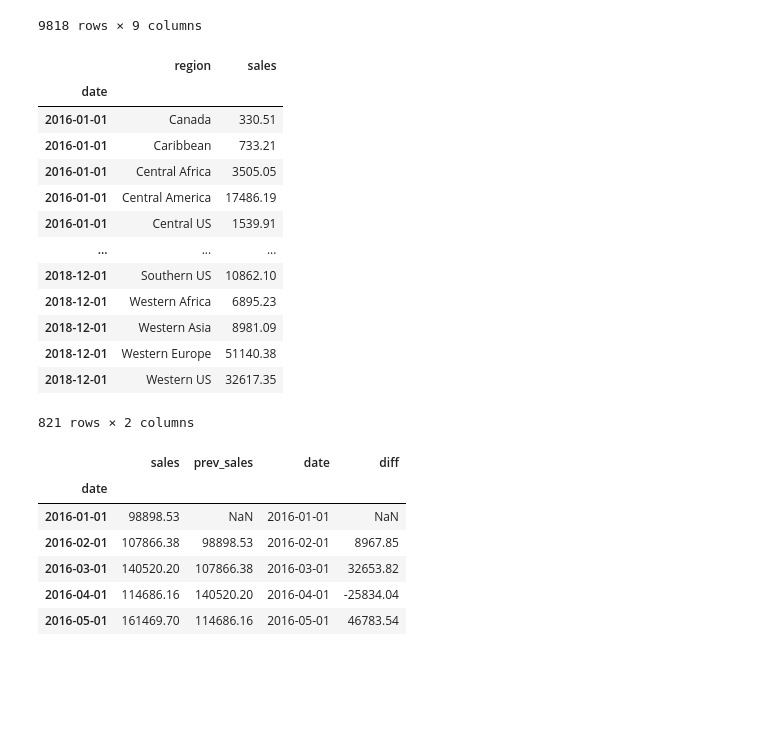
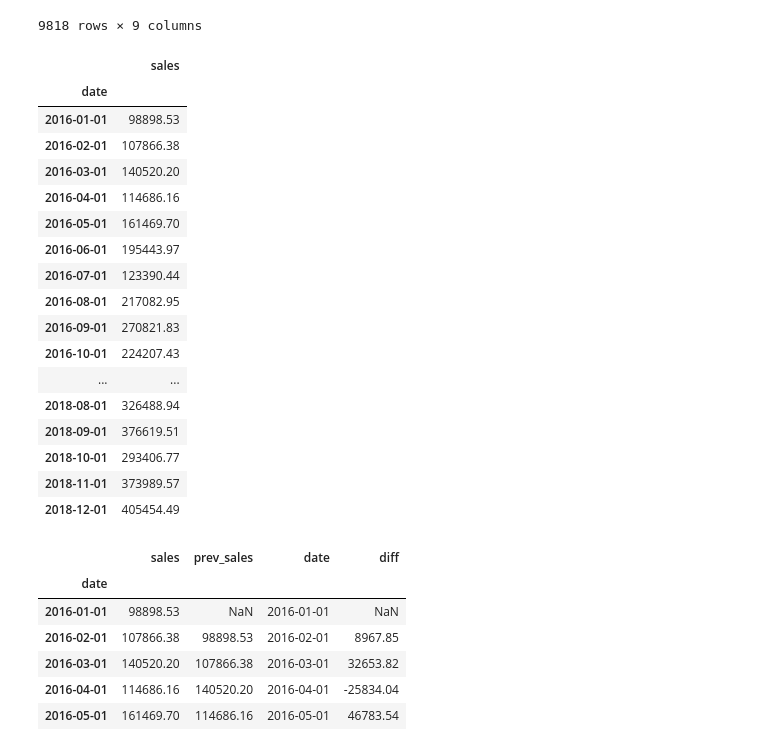
Before and after one commit to jauntydl/PJT3-MITHDH, a Jupyter notebook: Untitled.ipynb, the cells around one changed output. Drawn from its saved outputs; the diff is of its cells as text; code cells hidden in the pictures; blank space fills up the shorter version.

```diff
--- a/Untitled.ipynb
+++ b/Untitled.ipynb
@@ -1,4 +1,6 @@
 # %%
+import warnings
+warnings.filterwarnings("ignore")
 import pandas as pd
 import numpy as np
 from sklearn.preprocessing import LabelEncoder
@@ -13,16 +15,25 @@ from statsmodels.tsa.arima_model import ARIMA
 from pandas.plotting import register_matplotlib_converters
 register_matplotlib_converters()
 
-def filterdata(df_i,result='sales', region = False, market = False, subcat = False, cat = False):
-    temp = ['date']
-    if region == True:
-        temp.append("region")
-    if market == True:
-        temp.append("market")
-    if subcat == True:
-        temp.append("sub-cat")
-    if cat == True:
-        temp.append("cat")
+def filterdata(df1,result='sales', cat = "all", subcat = "all", market = "all", region = "all", ):
+
+    if cat != "all":
+        df2 = df1[df['cat']==cat]
+    else:
+        df2 = df1
+    if subcat != "all":
+        df3 = df2[df['subcat']==subcat]
+    else:
+        df3 = df2
+    if market != "all":
+        df4 = df3[df['market']==market]
+    else:
+        df4 = df3
+    if region != "all":
+        df5 = df4[df['region']==market]
+    else:
+        df5 = df4
+
 
     df_filtered = df_i.groupby(temp, as_index = False)["{}".format(result)].sum()
     df_filtered = df_filtered.set_index('date')
@@ -36,13 +47,11 @@ datapath = 'resources/globalsales.csv'
 df = pd.read_csv(datapath,encoding = "ISO-8859-1")
 
 df.drop(df.columns[[0,1,2,3,5,6,7,8,9,10,11,12,13,16,17,25]], axis=1, inplace=True)
-df.columns =['date',"region","market","sub-cat","cat","sales","quantity","discount","profit","shippingcost"]
+df.columns =['date',"region","market","subcat","cat","sales","quantity","discount","profit","shippingcost"]
 df['date'] = df['date'].apply(lambda x: pd.to_datetime(str(x), format='%Y-%m-%d'))
 df['date'] = df['date'].apply(lambda dt: dt.replace(day=1))
 
-df_main = df.groupby(['date','region','market','sub-cat','cat'], as_index = False)['sales','profit','shippingcost'].sum()
-
-
+df_main = df.groupby(['date','region','market','subcat','cat'], as_index = False)['sales','profit','shippingcost'].sum()
 
 seq_month = []
 
@@ -50,6 +59,3 @@ for n in df_main['date']:
     seq_month.append(to_integer(n))
 
 df_main["seq_month"] = seq_month
-
-df_main_train = df_main[df_main["seq_month"] < 37]
-df_main_val = df_main[df_main["seq_month"] >= 37]
@@ -72,23 +76,27 @@ df_main_train
 | 9817 | 2018-12-01 | Western US | USCA | Tables | Furniture | 9783.32 | -510.02 | 795.78 | 36 |
 9818 rows × 9 columns
 # %%
-test_df = filterdata(df_main_train,region = True)
+test_df = filterdata(df_main_train)
 test_df
 # %% [output]
-|  | region | sales |
-| date |  |  |
-| 2016-01-01 | Canada | 330.51 |
-| 2016-01-01 | Caribbean | 733.21 |
-| 2016-01-01 | Central Africa | 3505.05 |
-| 2016-01-01 | Central America | 17486.19 |
-| 2016-01-01 | Central US | 1539.91 |
-| ... | ... | ... |
-| 2018-12-01 | Southern US | 10862.10 |
-| 2018-12-01 | Western Africa | 6895.23 |
-| 2018-12-01 | Western Asia | 8981.09 |
-| 2018-12-01 | Western Europe | 51140.38 |
-| 2018-12-01 | Western US | 32617.35 |
+|  | sales |
+| date |  |
+| 2016-01-01 | 98898.53 |
+| 2016-02-01 | 107866.38 |
+| 2016-03-01 | 140520.20 |
+| 2016-04-01 | 114686.16 |
+| 2016-05-01 | 161469.70 |
+| 2016-06-01 | 195443.97 |
+| 2016-07-01 | 123390.44 |
+| 2016-08-01 | 217082.95 |
+| 2016-09-01 | 270821.83 |
+| 2016-10-01 | 224207.43 |
+| ... | ... |
+| 2018-08-01 | 326488.94 |
+| 2018-09-01 | 376619.51 |
+| 2018-10-01 | 293406.77 |
+| 2018-11-01 | 373989.57 |
+| 2018-12-01 | 405454.49 |
-821 rows × 2 columns
 # %%
 #create a new dataframe to model the difference
 df_diff = test_df.copy()
```
Also changed, not shown: parts of 2 cells of this notebook.
